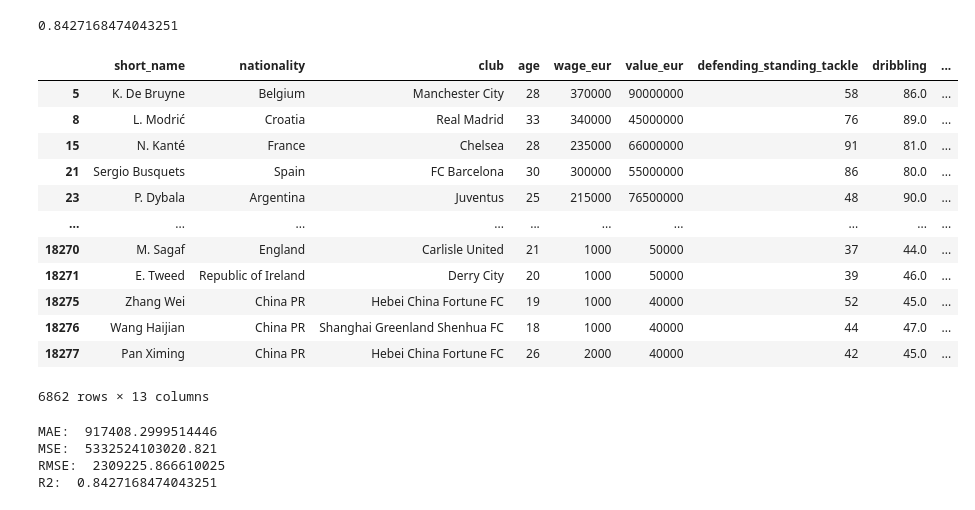
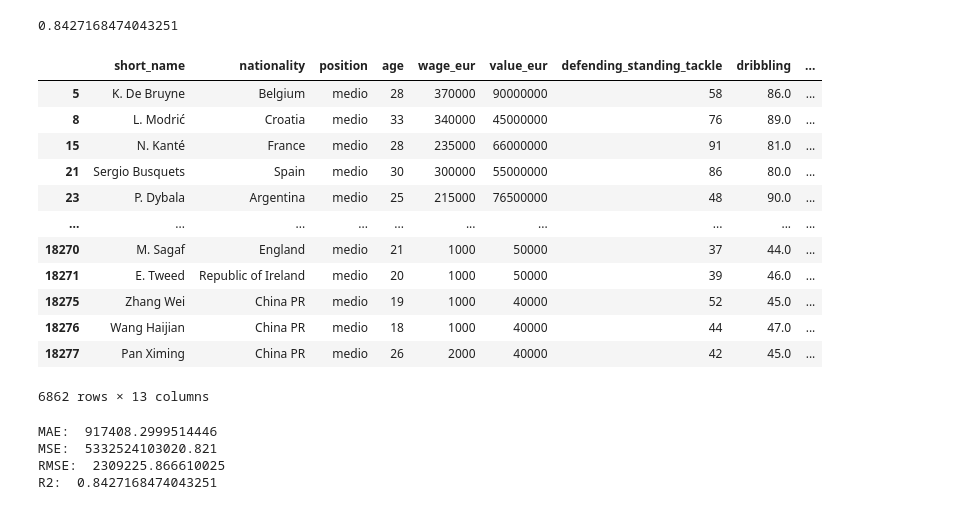
Before and after one commit to DarioCMasedo/projecto_final_ironhack, a Jupyter notebook: modelos.ipynb, the cells around one changed output. Cells and saved outputs as stored; diff of their text form; code cells hidden in the pictures.

```diff
--- a/modelos.ipynb
+++ b/modelos.ipynb
@@ -529,28 +529,28 @@ rf.score(X_test, y_test)
 0.8427168474043251
 # %%
 medios_df = data.loc[data['position'] == 'medio']
-medios_df = medios_df.loc[:, ["short_name", "nationality", "club", "age", "wage_eur", "value_eur",'defending_standing_tackle',
+medios_df = medios_df.loc[:, ["short_name", "nationality", "position", "age", "wage_eur", "value_eur",'defending_standing_tackle',
  'dribbling',
  'movement_reactions',
  'movement_reactions',
  'attacking_short_passing',
  'mentality_vision']]
 medios_df["value_pred"] = rf.predict(X)
 
 medios_df
 # %% [output]
-|  | short_name | nationality | club | age | wage_eur | value_eur | defending_standing_tackle | dribbling | ... |
-| 5 | K. De Bruyne | Belgium | Manchester City | 28 | 370000 | 90000000 | 58 | 86.0 | ... |
-| 8 | L. Modrić | Croatia | Real Madrid | 33 | 340000 | 45000000 | 76 | 89.0 | ... |
-| 15 | N. Kanté | France | Chelsea | 28 | 235000 | 66000000 | 91 | 81.0 | ... |
-| 21 | Sergio Busquets | Spain | FC Barcelona | 30 | 300000 | 55000000 | 86 | 80.0 | ... |
-| 23 | P. Dybala | Argentina | Juventus | 25 | 215000 | 76500000 | 48 | 90.0 | ... |
+|  | short_name | nationality | position | age | wage_eur | value_eur | defending_standing_tackle | dribbling | ... |
+| 5 | K. De Bruyne | Belgium | medio | 28 | 370000 | 90000000 | 58 | 86.0 | ... |
+| 8 | L. Modrić | Croatia | medio | 33 | 340000 | 45000000 | 76 | 89.0 | ... |
+| 15 | N. Kanté | France | medio | 28 | 235000 | 66000000 | 91 | 81.0 | ... |
+| 21 | Sergio Busquets | Spain | medio | 30 | 300000 | 55000000 | 86 | 80.0 | ... |
+| 23 | P. Dybala | Argentina | medio | 25 | 215000 | 76500000 | 48 | 90.0 | ... |
 | ... | ... | ... | ... | ... | ... | ... | ... | ... | ... |
-| 18270 | M. Sagaf | England | Carlisle United | 21 | 1000 | 50000 | 37 | 44.0 | ... |
-| 18271 | E. Tweed | Republic of Ireland | Derry City | 20 | 1000 | 50000 | 39 | 46.0 | ... |
-| 18275 | Zhang Wei | China PR | Hebei China Fortune FC | 19 | 1000 | 40000 | 52 | 45.0 | ... |
-| 18276 | Wang Haijian | China PR | Shanghai Greenland Shenhua FC | 18 | 1000 | 40000 | 44 | 47.0 | ... |
-| 18277 | Pan Ximing | China PR | Hebei China Fortune FC | 26 | 2000 | 40000 | 42 | 45.0 | ... |
+| 18270 | M. Sagaf | England | medio | 21 | 1000 | 50000 | 37 | 44.0 | ... |
+| 18271 | E. Tweed | Republic of Ireland | medio | 20 | 1000 | 50000 | 39 | 46.0 | ... |
+| 18275 | Zhang Wei | China PR | medio | 19 | 1000 | 40000 | 52 | 45.0 | ... |
+| 18276 | Wang Haijian | China PR | medio | 18 | 1000 | 40000 | 44 | 47.0 | ... |
+| 18277 | Pan Ximing | China PR | medio | 26 | 2000 | 40000 | 42 | 45.0 | ... |
 6862 rows × 13 columns
 # %%
 medios_df.to_csv("output/predict_posiciones/medios.csv")
```
Also changed, not shown: parts of 17 cells of this notebook, 12 other files.
